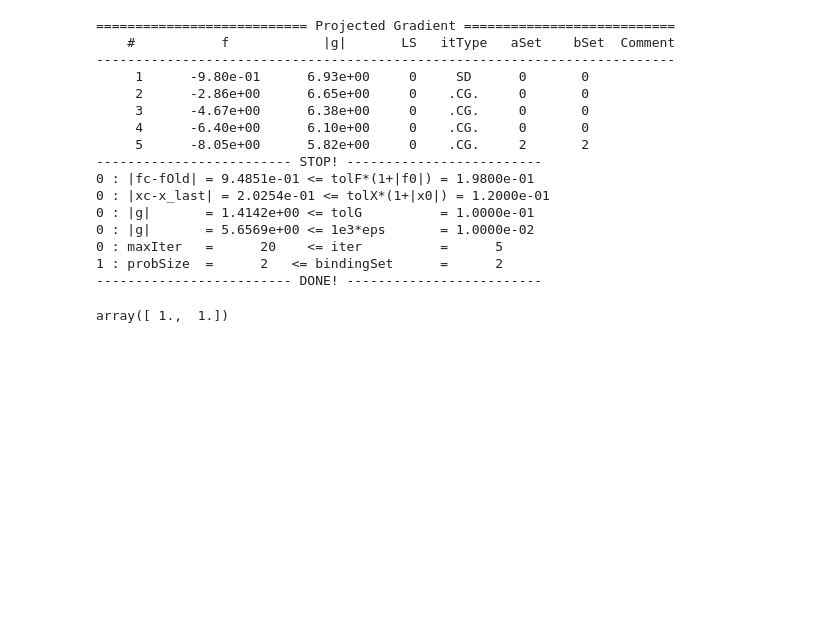
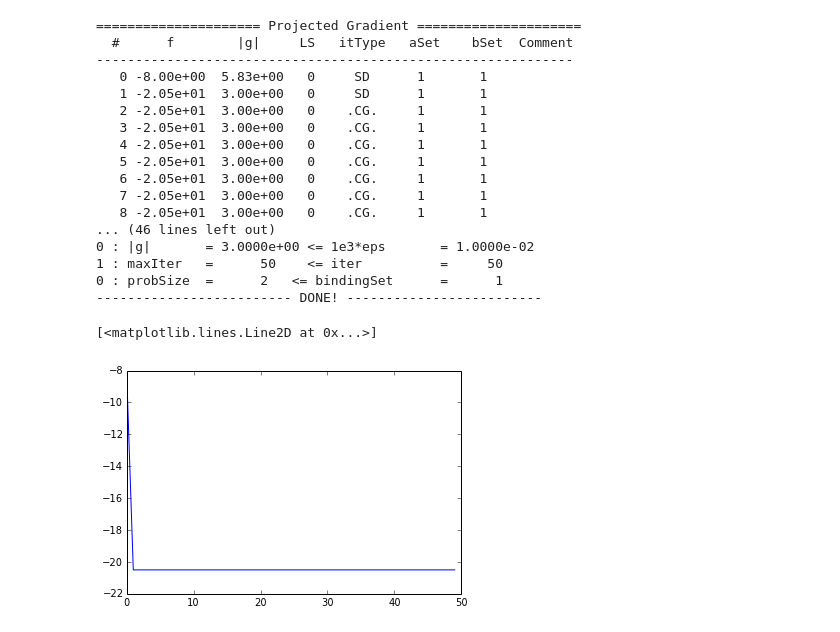
Before and after one commit to simpeg/simpeg, a Jupyter notebook: notebooks/Bound Constraint Problem.ipynb, the cells around one changed output. Cells and saved outputs as stored; diff of their text form; code cells hidden in the pictures; blank space fills up the shorter version.

```diff
--- a/notebooks/Bound Constraint Problem.ipynb
+++ b/notebooks/Bound Constraint Problem.ipynb
@@ -234,25 +94,28 @@ class ProjectedGradient(Minimize):
 # %%
-opt = ProjectedGradient(maxIter=20,maxStep=0.2, maxIterLS=20)
-
-opt.lower = np.array([-1,-1])
-opt.upper = np.array([1,1])
-opt.minimize(Quadratic,np.array([0,0.2]))
+opt = inverse.ProjectedGradient(maxIter=50,maxStep=np.inf, maxIterLS=20, debug=False)
+opt.remember('f')
+opt.lower = np.array([-2,-1])
+opt.upper = np.array([2,10])
+opt.minimize(FUN,np.array([50,0]))
+plot(opt.recall('f'))
 # %% [output]
-=========================== Projected Gradient ===========================
-    #           f            |g|       LS   itType   aSet    bSet  Comment
---------------------------------------------------------------------------
-     1      -9.80e-01      6.93e+00     0     SD      0       0
-     2      -2.86e+00      6.65e+00     0    .CG.     0       0
-     3      -4.67e+00      6.38e+00     0    .CG.     0       0
-     4      -6.40e+00      6.10e+00     0    .CG.     0       0
-     5      -8.05e+00      5.82e+00     0    .CG.     2       2
-------------------------- STOP! -------------------------
-0 : |fc-fOld| = 9.4851e-01 <= tolF*(1+|f0|) = 1.9800e-01
-0 : |xc-x_last| = 2.0254e-01 <= tolX*(1+|x0|) = 1.2000e-01
-0 : |g|       = 1.4142e+00 <= tolG          = 1.0000e-01
-0 : |g|       = 5.6569e+00 <= 1e3*eps       = 1.0000e-02
-0 : maxIter   =      20    <= iter          =      5
-1 : probSize  =      2   <= bindingSet      =      2
+===================== Projected Gradient =====================
+  #      f        |g|     LS   itType   aSet    bSet  Comment
+-------------------------------------------------------------
+   0 -8.00e+00  5.83e+00   0     SD      1       1
+   1 -2.05e+01  3.00e+00   0     SD      1       1
+   2 -2.05e+01  3.00e+00   0    .CG.     1       1
+   3 -2.05e+01  3.00e+00   0    .CG.     1       1
+   4 -2.05e+01  3.00e+00   0    .CG.     1       1
+   5 -2.05e+01  3.00e+00   0    .CG.     1       1
+   6 -2.05e+01  3.00e+00   0    .CG.     1       1
+   7 -2.05e+01  3.00e+00   0    .CG.     1       1
+   8 -2.05e+01  3.00e+00   0    .CG.     1       1
+... (46 lines left out)
+0 : |g|       = 3.0000e+00 <= 1e3*eps       = 1.0000e-02
+1 : maxIter   =      50    <= iter          =     50
+0 : probSize  =      2   <= bindingSet      =      1
 ------------------------- DONE! -------------------------
-array([ 1.,  1.])
+[<matplotlib.lines.Line2D at 0x...>]
+[figure, added]
 # %%
```
Also changed, not shown: parts of 6 cells of this notebook, 3 other files.
